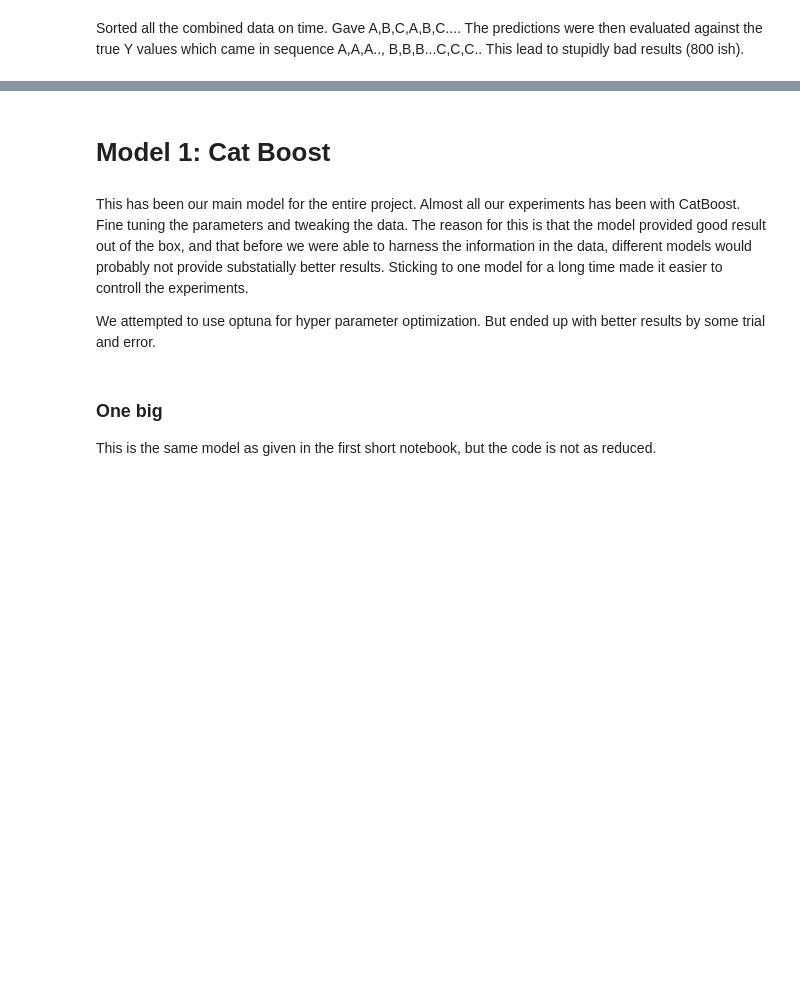
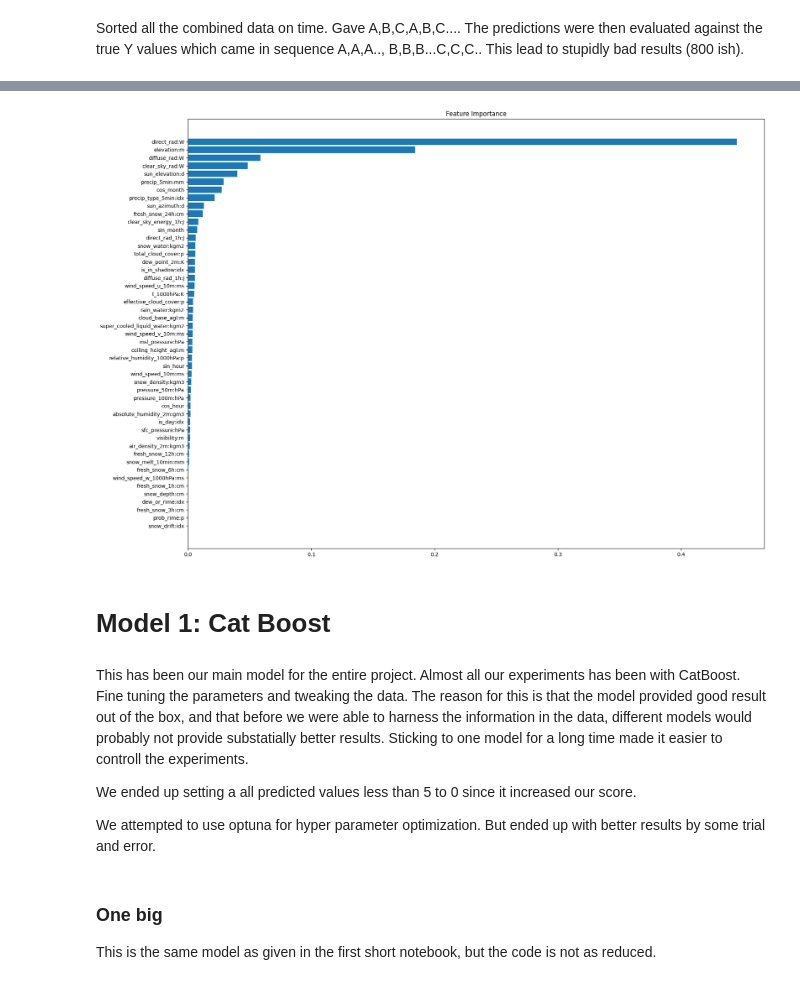
Before and after one commit to Bergschtein/Solar-Energy-Prediction, a Jupyter notebook: Long_notebook.ipynb, the cells around one changed output, grey strips where cells are left out. Saved outputs shown, nothing was run; the diff lists cells and outputs as text; code cells hidden in the pictures; blank space fills up the shorter version.

```diff
--- a/Long_notebook.ipynb
+++ b/Long_notebook.ipynb
@@ -502,0 +513,15 @@ Sorted all the combined data on time. Gave A,B,C,A,B,C.... The predictions were
+# %%
+data = DataSet()
+data.resample_to_hourly()
+data.remove_nans('diffuse_rad:W')
+
+data.combine_obs_est()
+data.drop_bad_data()
+data.cyclic_time_encoding()
+
+X_train, X_test, Y_train = data.train_test()
+X_train = X_train.drop('time', axis=1)
+X_test = X_test.drop('date_forecast', axis=1)
+
+reg_full = xgb.XGBRegressor(n_estimators=10000)
+reg_full.fit(X_train, Y_train)
@@ -503,8 +540,20 @@ Sorted all the combined data on time. Gave A,B,C,A,B,C.... The predictions were
+# %%
+feature_importance = reg_full.feature_importances_
+sorted_idx = np.argsort(feature_importance)
+fig = plt.figure(figsize=(20, 15))
+plt.barh(range(len(sorted_idx)), feature_importance[sorted_idx], align='center')
+plt.yticks(range(len(sorted_idx)), np.array(X_train.columns)[sorted_idx])
+plt.title('Feature Importance')
+plt.show()
+# %% [output]
+[figure, added]
 # %% [markdown]
 # Model 1: Cat Boost
 # %% [markdown]
 This has been our main model for the entire project. Almost all our experiments has been with CatBoost. Fine tuning the parameters and tweaking the data. The reason for this is that the model provided good result out of the box, and that before we were able to harness the information in the data, different models would probably not provide substatially better results. Sticking to one model for a long time made it easier to controll the experiments.
 
+We ended up setting a all predicted values less than 5 to 0 since it increased our score.
+
 We attempted to use optuna for hyper parameter optimization. But ended up with better results by some trial and error.
 # %% [markdown]
 ### One big
```
Also changed, not shown: parts of 18 cells of this notebook, 19 other files.
